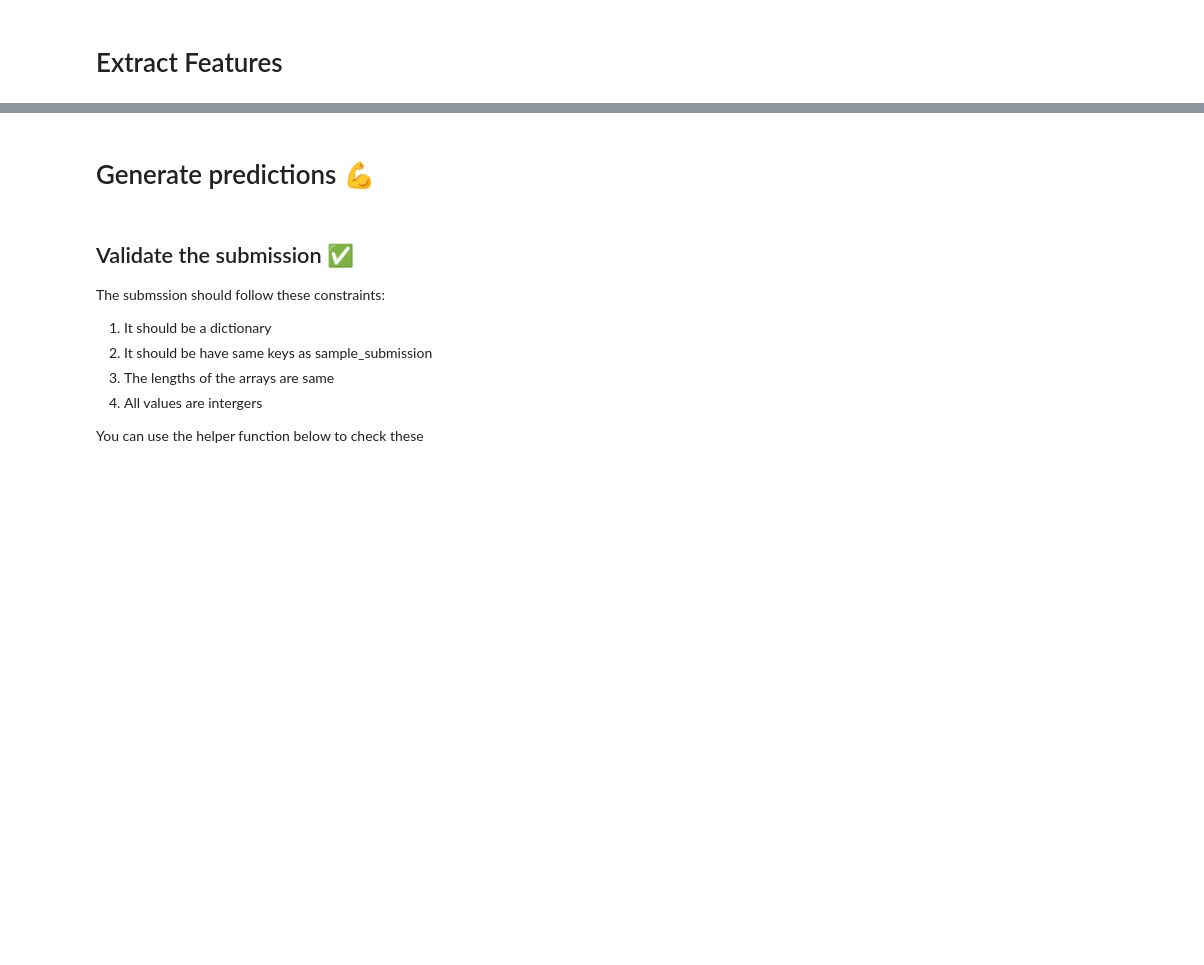
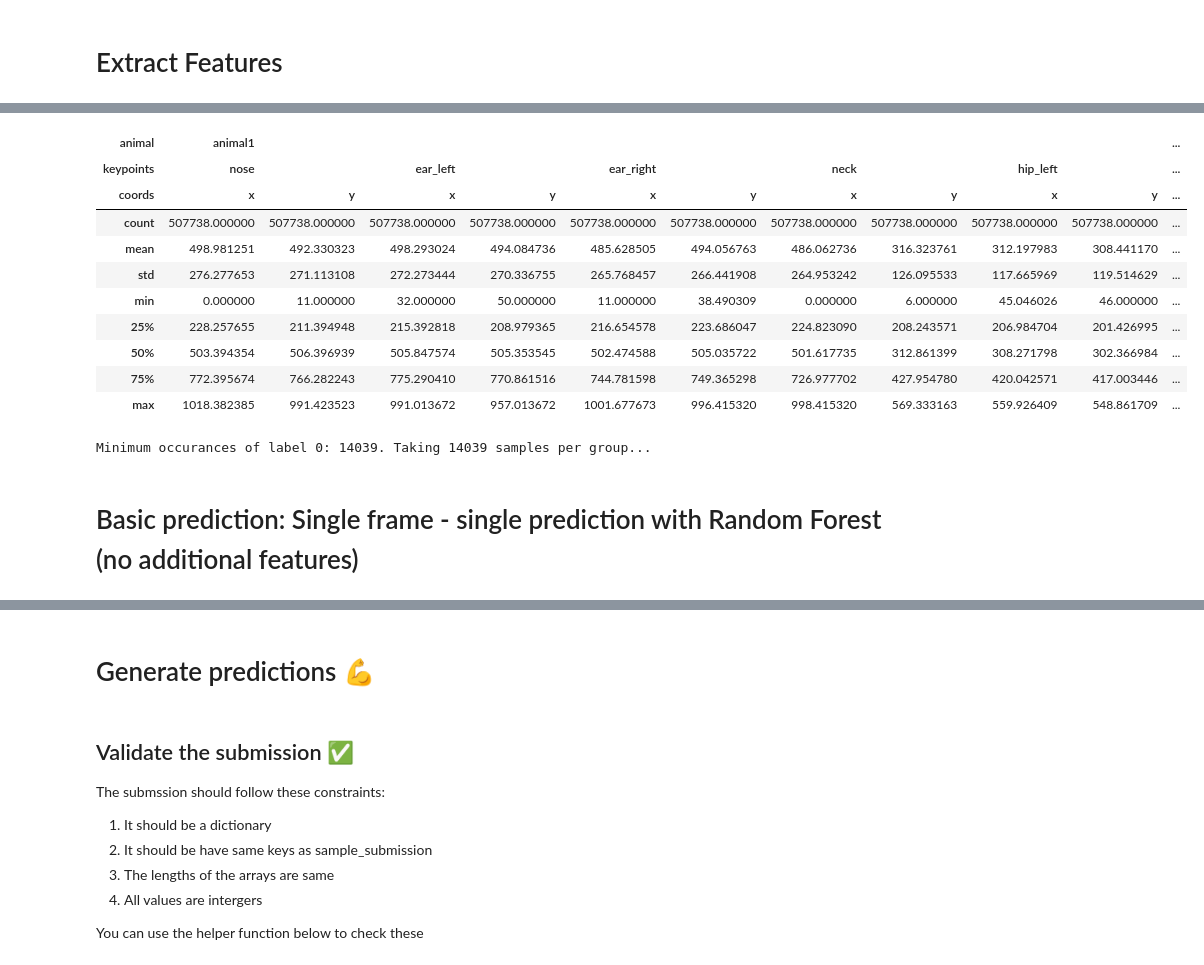
Before and after one commit to JensBlack/MultiAgentBehavior-Challenge, a Jupyter notebook: MABe_Task_1_Classical_Classification_v0_1.ipynb, the cells around one changed output, grey strips where cells are left out. Cells and saved outputs as stored; diff of their text form; code cells hidden in the pictures; blank space fills up the shorter version.

```diff
--- a/MABe_Task_1_Classical_Classification_v0_1.ipynb
+++ b/MABe_Task_1_Classical_Classification_v0_1.ipynb
@@ -338,5 +131,6 @@ sequence_key = sequence_names[0]
 single_sequence = train["sequences"][sequence_key]
 single_keypoints = single_sequence['keypoints']
 single_annotations = single_sequence['annotations']
-
-single_keypoints.reshape(single_keypoints[0], single_keypoints[1]*single_keypoints[2]*single_keypoints[3])
+print(np.unique(single_annotations))
+single_keypoints_2d = single_keypoints.reshape(single_keypoints.shape[0], single_keypoints.shape[1]*single_keypoints.shape[2]*single_keypoints.shape[3])
+print(single_keypoints.shape, single_keypoints_2d.shape)
@@ -343,9 +140,7 @@ single_keypoints.reshape(single_keypoints[0], single_keypoints[1]*single_keypoin
 # %%
 #convert to pd.DataFrame format
-
 keypoint_names = ['nose', 'ear_left', 'ear_right', 'neck', 'hip_left', 'hip_right', 'tail_base']
-clm_names = convert_bodyparts_to_column_multiindex(keypoints_names, 2)
-keypoints_idx = pd.MultiIndex.from_product(clm_names, names=['animal','keypoints','coords'])
-
-df_single_keypoints = pd.DataFrame(single_keypoints, columns = keypoints_idx)
-df_single_keypoints
+keypoints_idx = pd.MultiIndex.from_product([['animal1', 'animal2'],keypoint_names, list('xy')], names=['animal','keypoints','coords'])
+df_single_keypoints = pd.DataFrame(single_keypoints_2d, columns = keypoints_idx)
+df_single_keypoints[('classification', '', 'idx')] = single_annotations
+df_single_keypoints.head()
@@ -351,0 +156,51 @@ df_single_keypoints
+# %%
+## Going through all sequences and creating giant dataframe
+keypoint_names = ['nose', 'ear_left', 'ear_right', 'neck', 'hip_left', 'hip_right', 'tail_base']
+keypoints_idx = pd.MultiIndex.from_product([['animal1', 'animal2'],keypoint_names, list('xy')], names=['animal','keypoints','coords'])
+
+collection_df = None
+for sequence_idx in range(len(sequence_names)):
+  sequence_key = sequence_names[sequence_idx]
+  single_sequence = train["sequences"][sequence_key]
+  single_keypoints = single_sequence['keypoints']
+  single_annotations = single_sequence['annotations']
+  single_keypoints_2d = single_keypoints.reshape(single_keypoints.shape[0], single_keypoints.shape[1]*single_keypoints.shape[2]*single_keypoints.shape[3])
+
+  # convert to dataframe
+  df_single_keypoints = pd.DataFrame(single_keypoints_2d, columns = keypoints_idx)
+  df_single_keypoints[('classification', '', 'idx')] = single_annotations
+  df_single_keypoints[('classification', '', 'idx')] = df_single_keypoints[('classification', '', 'idx')].astype('category')
+  if collection_df is None:
+    collection_df = df_single_keypoints
+  else:
+    collection_df = pd.concat([collection_df, df_single_keypoints], ignore_index= True)
+
+#collection_df[('classification', '', 'idx')] = collection_df[('classification', '', 'idx')].astype("category")
+collection_df.describe(include= 'all')
+# %% [output]
+| animal | animal1 |  |  |  |  |  |  |  |  |  | ... |
+| keypoints | nose |  | ear_left |  | ear_right |  | neck |  | hip_left |  | ... |
+| coords | x | y | x | y | x | y | x | y | x | y | ... |
+| count | 507738.000000 | 507738.000000 | 507738.000000 | 507738.000000 | 507738.000000 | 507738.000000 | 507738.000000 | 507738.000000 | 507738.000000 | 507738.000000 | ... |
+| mean | 498.981251 | 492.330323 | 498.293024 | 494.084736 | 485.628505 | 494.056763 | 486.062736 | 316.323761 | 312.197983 | 308.441170 | ... |
+| std | 276.277653 | 271.113108 | 272.273444 | 270.336755 | 265.768457 | 266.441908 | 264.953242 | 126.095533 | 117.665969 | 119.514629 | ... |
+| min | 0.000000 | 11.000000 | 32.000000 | 50.000000 | 11.000000 | 38.490309 | 0.000000 | 6.000000 | 45.046026 | 46.000000 | ... |
+| 25% | 228.257655 | 211.394948 | 215.392818 | 208.979365 | 216.654578 | 223.686047 | 224.823090 | 208.243571 | 206.984704 | 201.426995 | ... |
+| 50% | 503.394354 | 506.396939 | 505.847574 | 505.353545 | 502.474588 | 505.035722 | 501.617735 | 312.861399 | 308.271798 | 302.366984 | ... |
+| 75% | 772.395674 | 766.282243 | 775.290410 | 770.861516 | 744.781598 | 749.365298 | 726.977702 | 427.954780 | 420.042571 | 417.003446 | ... |
+| max | 1018.382385 | 991.423523 | 991.013672 | 957.013672 | 1001.677673 | 996.415320 | 998.415320 | 569.333163 | 559.926409 | 548.861709 | ... |
+# %%
+# take equally sized samples from all categories:
+#feature_df = collection_df.loc[collection_df[('classification', '', 'idx')] != 3]
+feature_df = collection_df.copy()
+label_count= feature_df[('classification', '', 'idx')].value_counts()
+min_label = label_count.idxmin()
+min_count = np.amin(label_count)
+feature__sample = feature_df.groupby(('classification', '', 'idx')).sample(n=min_count, random_state=14)
+feature__sample.shape
+
+print(f'Minimum occurances of label {min_label}: {min_count}. Taking {min_count} samples per group...')
+# %% [output]
+Minimum occurances of label 0: 14039. Taking 14039 samples per group...
+# %% [markdown]
+# Basic prediction: Single frame - single prediction with Random Forest (no additional features)
```
Also changed, not shown: parts of 15 cells of this notebook.
